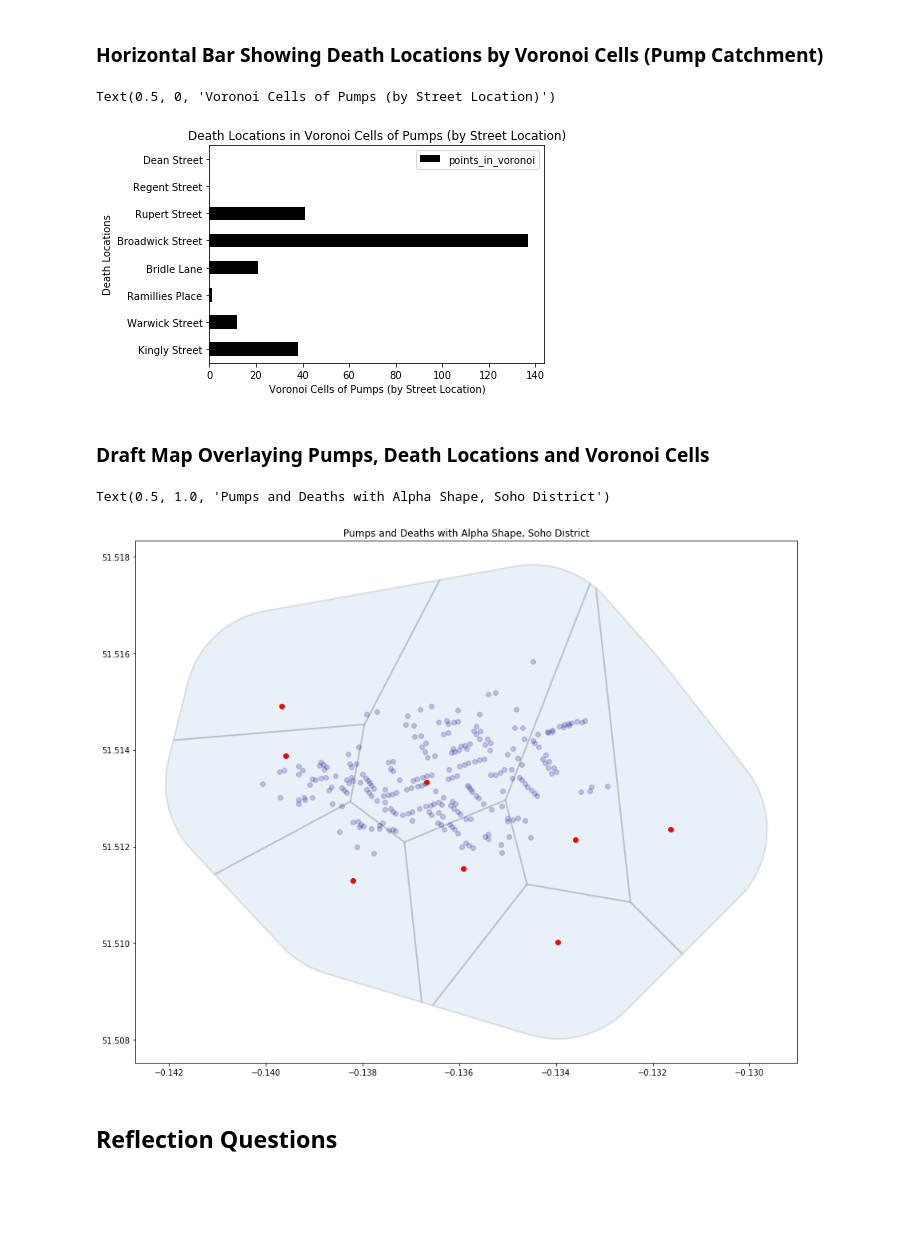
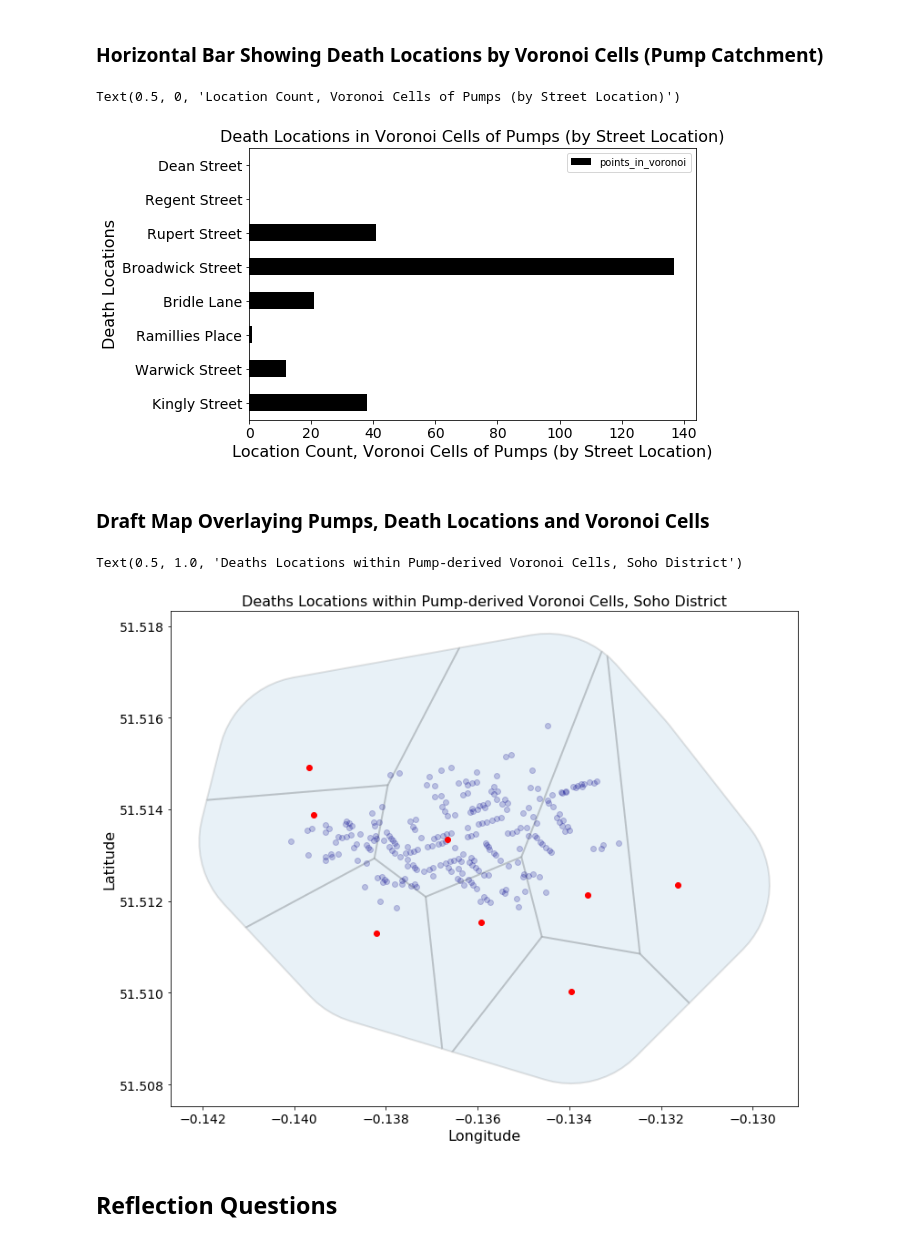
Before and after one commit to nravilla/1854-Cholera-Outbreak-London-Advanced-2, a Jupyter notebook: NB04-Constructing-Voronoi-Polygons.ipynb, the cells around one changed output. Drawn from its saved outputs; the diff is of its cells as text; code cells hidden in the pictures; blank space fills up the shorter version.

```diff
--- a/NB04-Constructing-Voronoi-Polygons.ipynb
+++ b/NB04-Constructing-Voronoi-Polygons.ipynb
@@ -441,7 +483,8 @@ polygons['points_in_voronoi'] = gpd.GeoSeries(pts_in_polys)
 # %% [markdown]
 ### Let's fix the column names  of the geodataframe holding the Voronoi cells with counts
 # %%
-clipped_voronoi_counts_gdf = polygons.rename(columns={'vorpoint_l':'vorpoint_lat','vorpoint_1':'vorpoint_lon'})
+clipped_voronoi_counts_gdf = \
+    polygons.rename(columns={'vorpoint_l':'vorpoint_lat','vorpoint_1':'vorpoint_lon'})
 
 clipped_voronoi_counts_gdf
 # %% [output]
@@ -464,27 +507,37 @@ clipped_voronoi_counts_gdf.to_file("outputs/clipped_voronoi_counts.json", driver
 # %% [markdown]
 ### Horizontal Bar Showing Death Locations by Voronoi Cells (Pump Catchment)
 # %%
-ax = pd.DataFrame(clipped_voronoi_counts_gdf).plot.barh(y='points_in_voronoi', x='Street', color='k')
-ax.set_title('Death Locations in Voronoi Cells of Pumps (by Street Location)')
-ax.set_ylabel('Death Locations')
-ax.set_xlabel('Voronoi Cells of Pumps (by Street Location)')
+ax = pd.DataFrame(clipped_voronoi_counts_gdf)\
+    .plot.barh(y='points_in_voronoi', x='Street', color='k', figsize=(8,5))
+ax.set_title('Death Locations in Voronoi Cells of Pumps (by Street Location)', fontsize=16)
+ax.tick_params(axis = 'both', which = 'major', labelsize = 14)
+ax.set_ylabel('Death Locations', fontsize=16)
+ax.set_xlabel('Location Count, Voronoi Cells of Pumps (by Street Location)', fontsize=16)
 # %% [output]
-Text(0.5, 0, 'Voronoi Cells of Pumps (by Street Location)')
+Text(0.5, 0, 'Location Count, Voronoi Cells of Pumps (by Street Location)')
-[figure, old version]
+[figure, new version]
 # %% [markdown]
 ### Draft Map Overlaying Pumps, Death Locations and Voronoi Cells
 # %%
-width = 15
-height = 12
+width = 13
+height = 10
 
 fig, ax = plt.subplots(figsize=(width, height))
+
+# putting together the three plots
 clipped_voronoi_gdf.plot(ax=ax, alpha=0.1, edgecolor='black',linewidth=2)
 deaths_gdf.plot(ax=ax, alpha=0.2, color='darkblue')
 pumps_gdf.plot(ax=ax,color='red')
-ax.set_title('Pumps and Deaths with Alpha Shape, Soho District')
+
+ax.tick_params(axis = 'both', which = 'major', labelsize = 14)
+# always good to remember, x maps to longitude, y maps to latitude
+ax.set_ylabel('Latitude', fontsize=16)
+ax.set_xlabel('Longitude', fontsize=16)
+ax.set_title('Deaths Locations within Pump-derived Voronoi Cells, Soho District', \
+             fontsize=16)
 # %% [output]
-Text(0.5, 1.0, 'Pumps and Deaths with Alpha Shape, Soho District')
+Text(0.5, 1.0, 'Deaths Locations within Pump-derived Voronoi Cells, Soho District')
-[figure, old version]
+[figure, new version]
 # %% [markdown]
 ## Reflection Questions
 # %% [markdown]
```
Also changed, not shown: parts of 9 cells of this notebook, 15 other files.
